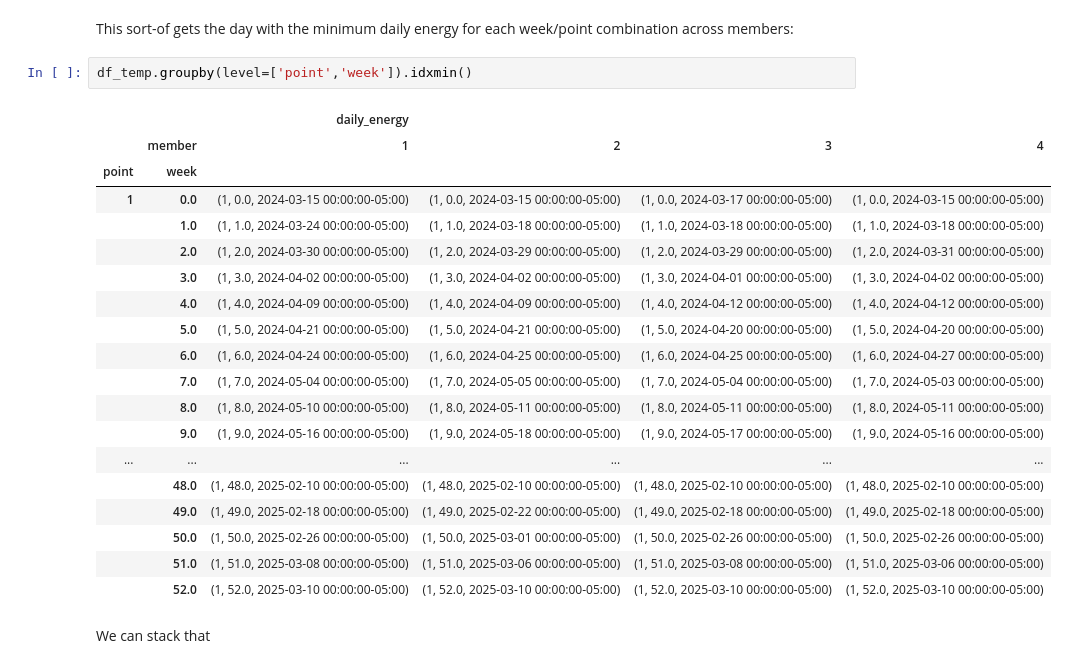
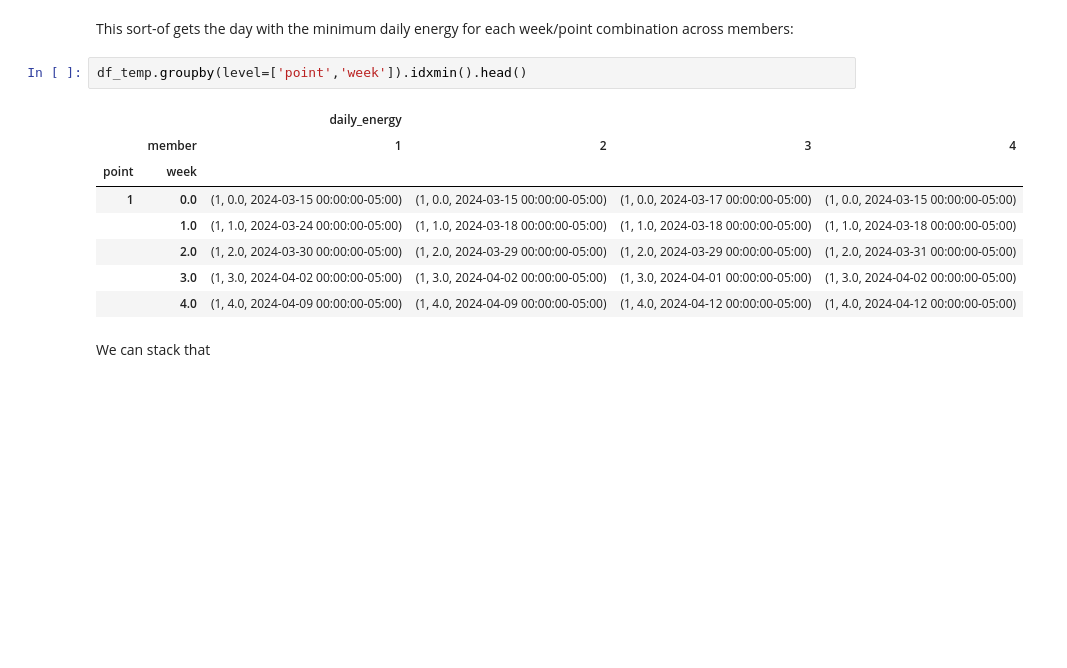
Before and after one commit to williamhobbs/PVSC-2025-daily-energy-forecaster, a Jupyter notebook: 05_Ensemble_Analysis.ipynb, the cells around one changed output. Cells and saved outputs as stored; diff of their text form; blank space fills up the shorter version.

```diff
--- a/05_Ensemble_Analysis.ipynb
+++ b/05_Ensemble_Analysis.ipynb
@@ -259,27 +263,16 @@ df_temp.groupby(level=['point','week']).min()
 # %% [markdown]
 This sort-of gets the day with the minimum daily energy for each week/point combination across members:
 # %%
-df_temp.groupby(level=['point','week']).idxmin()
+df_temp.groupby(level=['point','week']).idxmin().head()
 # %% [output]
 |  |  | daily_energy |  |  |  |
 |  | member | 1 | 2 | 3 | 4 |
 | point | week |  |  |  |  |
 | 1 | 0.0 | (1, 0.0, 2024-03-15 00:00:00-05:00) | (1, 0.0, 2024-03-15 00:00:00-05:00) | (1, 0.0, 2024-03-17 00:00:00-05:00) | (1, 0.0, 2024-03-15 00:00:00-05:00) |
 |  | 1.0 | (1, 1.0, 2024-03-24 00:00:00-05:00) | (1, 1.0, 2024-03-18 00:00:00-05:00) | (1, 1.0, 2024-03-18 00:00:00-05:00) | (1, 1.0, 2024-03-18 00:00:00-05:00) |
 |  | 2.0 | (1, 2.0, 2024-03-30 00:00:00-05:00) | (1, 2.0, 2024-03-29 00:00:00-05:00) | (1, 2.0, 2024-03-29 00:00:00-05:00) | (1, 2.0, 2024-03-31 00:00:00-05:00) |
 |  | 3.0 | (1, 3.0, 2024-04-02 00:00:00-05:00) | (1, 3.0, 2024-04-02 00:00:00-05:00) | (1, 3.0, 2024-04-01 00:00:00-05:00) | (1, 3.0, 2024-04-02 00:00:00-05:00) |
 |  | 4.0 | (1, 4.0, 2024-04-09 00:00:00-05:00) | (1, 4.0, 2024-04-09 00:00:00-05:00) | (1, 4.0, 2024-04-12 00:00:00-05:00) | (1, 4.0, 2024-04-12 00:00:00-05:00) |
-|  | 5.0 | (1, 5.0, 2024-04-21 00:00:00-05:00) | (1, 5.0, 2024-04-21 00:00:00-05:00) | (1, 5.0, 2024-04-20 00:00:00-05:00) | (1, 5.0, 2024-04-20 00:00:00-05:00) |
-|  | 6.0 | (1, 6.0, 2024-04-24 00:00:00-05:00) | (1, 6.0, 2024-04-25 00:00:00-05:00) | (1, 6.0, 2024-04-25 00:00:00-05:00) | (1, 6.0, 2024-04-27 00:00:00-05:00) |
-|  | 7.0 | (1, 7.0, 2024-05-04 00:00:00-05:00) | (1, 7.0, 2024-05-05 00:00:00-05:00) | (1, 7.0, 2024-05-04 00:00:00-05:00) | (1, 7.0, 2024-05-03 00:00:00-05:00) |
-|  | 8.0 | (1, 8.0, 2024-05-10 00:00:00-05:00) | (1, 8.0, 2024-05-11 00:00:00-05:00) | (1, 8.0, 2024-05-11 00:00:00-05:00) | (1, 8.0, 2024-05-11 00:00:00-05:00) |
-|  | 9.0 | (1, 9.0, 2024-05-16 00:00:00-05:00) | (1, 9.0, 2024-05-18 00:00:00-05:00) | (1, 9.0, 2024-05-17 00:00:00-05:00) | (1, 9.0, 2024-05-16 00:00:00-05:00) |
-| ... | ... | ... | ... | ... | ... |
-|  | 48.0 | (1, 48.0, 2025-02-10 00:00:00-05:00) | (1, 48.0, 2025-02-10 00:00:00-05:00) | (1, 48.0, 2025-02-10 00:00:00-05:00) | (1, 48.0, 2025-02-10 00:00:00-05:00) |
-|  | 49.0 | (1, 49.0, 2025-02-18 00:00:00-05:00) | (1, 49.0, 2025-02-22 00:00:00-05:00) | (1, 49.0, 2025-02-18 00:00:00-05:00) | (1, 49.0, 2025-02-18 00:00:00-05:00) |
-|  | 50.0 | (1, 50.0, 2025-02-26 00:00:00-05:00) | (1, 50.0, 2025-03-01 00:00:00-05:00) | (1, 50.0, 2025-02-26 00:00:00-05:00) | (1, 50.0, 2025-02-26 00:00:00-05:00) |
-|  | 51.0 | (1, 51.0, 2025-03-08 00:00:00-05:00) | (1, 51.0, 2025-03-06 00:00:00-05:00) | (1, 51.0, 2025-03-08 00:00:00-05:00) | (1, 51.0, 2025-03-06 00:00:00-05:00) |
-|  | 52.0 | (1, 52.0, 2025-03-10 00:00:00-05:00) | (1, 52.0, 2025-03-10 00:00:00-05:00) | (1, 52.0, 2025-03-10 00:00:00-05:00) | (1, 52.0, 2025-03-10 00:00:00-05:00) |
 # %% [markdown]
 We can stack that
 # %%
```
Also changed, not shown: parts of 10 cells of this notebook, 11 other files.
